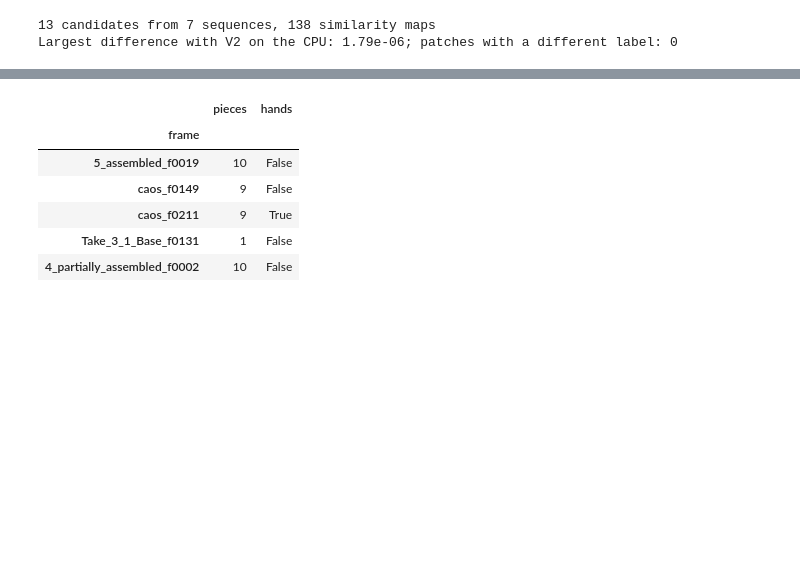
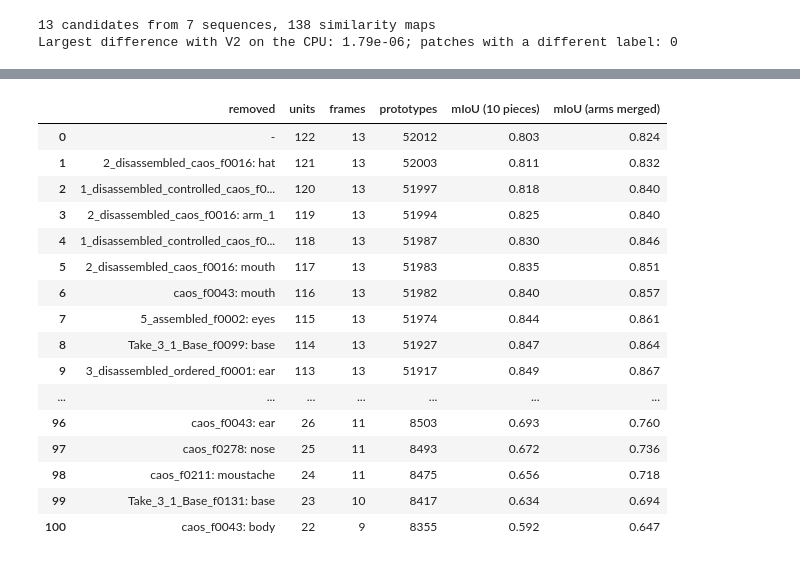
Before and after one commit to xrushofblood/vad_project, a Jupyter notebook: notebooks/phase_1_support_set_v2_study.ipynb, the cells around one changed output, grey strips where cells are left out. Cells and saved outputs as stored; diff of their text form; code cells hidden in the pictures; blank space fills up the shorter version.

Commit message:
Support-set study on V2: Section 6 revised, selection by objects, 44 units chosen

```diff
--- a/notebooks/phase_1_support_set_v2_study.ipynb
+++ b/notebooks/phase_1_support_set_v2_study.ipynb
@@ -1051,36 +1042,50 @@ Remaining when no candidate can be removed: ['5_assembled_f0019', 'caos_f0211',
 # %%
-# 6.3 One-standard-error rule (Hastie et al. 2009, Sect. 7.10.1): the smallest subset on the path whose mIoU is no more
-# than one standard error below the best. Standard error: bootstrap of the 13 candidates (1000 resamples, Section 2.4).
-best = int(np.argmax(path_table["mIoU (arms merged)"]))
-rng = np.random.default_rng(RANDOM_SEED)
-resamples = rng.integers(0, len(CANDIDATES), size=(N_BOOTSTRAP, len(CANDIDATES)))
-best_bootstrap = bootstrap_miou(cv_confusions(path[best]["subset"]), NO_EXCLUSION, resamples, merge=True)
-standard_error = float(np.nanstd(best_bootstrap, ddof=1))
-threshold = path_table.loc[best, "mIoU (arms merged)"] - standard_error
-within = path_table.index[path_table["mIoU (arms merged)"] >= threshold]
-chosen = int(within.max())                                  # the path shrinks: the last step within the threshold
+# 6.3 Decremental search on the units (revised rule): at each step remove the unit whose absence gives the highest
+# cross-validated mIoU over the 10 pieces, among the removals that keep the constraint. Ties: order of the units.
+def unit_confusions(mask):
+    return [confusion_matrix(item["cv_gt"], assign_labels(unit_similarities(i, mask), MARGIN))
+            for i, item in enumerate(CANDIDATES)]
 
-# For comparison only: a strict rule stops before the first removal that lowers the mIoU
-drops = np.where(np.diff(path_table["mIoU (arms merged)"].to_numpy()) < 0)[0]
-strict = int(drops[0]) if len(drops) else len(path_table) - 1
 
-print(f"Best mIoU on the path: {path_table.loc[best, 'mIoU (arms merged)']:.3f} at step {best} "
-      f"({path_table.loc[best, 'frames']} frames); standard error {standard_error:.3f}; threshold {threshold:.3f}")
-print(f"Chosen (one-standard-error rule): step {chosen}, {path_table.loc[chosen, 'frames']} frames, "
-      f"mIoU {path_table.loc[chosen, 'mIoU (arms merged)']:.3f}, {path_table.loc[chosen, 'prototypes']} prototypes")
-print(f"Strict rule, for comparison only: step {strict}, {path_table.loc[strict, 'frames']} frames")
+def unit_miou(mask, merge=False):
+    return frame_miou(unit_confusions(mask), NO_EXCLUSION, merge=merge)
 
-CHOSEN_SUPPORT = [CANDIDATES[j] for j in path[chosen]["subset"]]
-display(pd.DataFrame([{"frame": item["frame"], "pieces": len(item["annotated"] & item["use_labels"] & PIECE_LABELS),
-                       "hands": item["hands"]} for item in CHOSEN_SUPPORT]).set_index("frame"))
 
-fig, ax = plt.subplots(figsize=(9, 4))
-ax.plot(path_table["frames"], path_table["mIoU (arms merged)"], marker="o", label="cross-validated mIoU (arms merged)")
-ax.axhline(threshold, color="red", linestyle="--", linewidth=1, label="best - one standard error")
-ax.axvline(path_table.loc[chosen, "frames"], color="black", linewidth=1, label="chosen")
-ax.invert_xaxis()
-ax.set(xlabel="frames in the support set", ylabel="mIoU", title="Decremental path on the candidates")
-ax.legend(fontsize=8)
-plt.tight_layout()
-plt.show()
+def keeps_constraint(mask):
+    covered = set().union(*[UNITS[u]["states"] for u in np.flatnonzero(mask)])
+    if not set(coverage) <= covered:
+        return False                                                     # every state of every piece
+    if not (mask & (UNIT_CLASS == HAND_ID)).any():
+        return False                                                     # at least one hands unit
+    background = mask & (UNIT_CLASS == BACKGROUND_ID)
+    return all((background & (UNIT_SEQUENCE != s)).any() for s in SEQUENCES)   # background from another recording
+
+
+mask = np.ones(len(UNITS), dtype=bool)
+assert keeps_constraint(mask)
+unit_path = [{"removed": "-", "mask": mask.copy()}]
+while True:
+    options = []
+    for position, u in enumerate(np.flatnonzero(mask)):
+        trial = mask.copy()
+        trial[u] = False
+        if keeps_constraint(trial):
+            options.append((unit_miou(trial), -position, u))
+    if not options:
+        break
+    _, _, removed = max(options)
+    mask[removed] = False
+    unit_path.append({"removed": f"{UNITS[removed]['frame']}: {UNITS[removed]['class']}", "mask": mask.copy()})
+    if len(unit_path) % 20 == 0:
+        print(f"step {len(unit_path) - 1}, {mask.sum()} units left")
+
+for step in unit_path:
+    step["units"] = int(step["mask"].sum())
+    step["prototypes"] = int(UNIT_COST[step["mask"]].sum())
+    step["frames"] = len({UNITS[u]["candidate"] for u in np.flatnonzero(step["mask"])})
+    step["mIoU (10 pieces)"] = unit_miou(step["mask"])
+    step["mIoU (arms merged)"] = unit_miou(step["mask"], merge=True)
+unit_path_table = pd.DataFrame(unit_path)[["removed", "units", "frames", "prototypes", "mIoU (10 pieces)", "mIoU (arms merged)"]]
+pd.set_option("display.max_rows", 200)
+display(unit_path_table.round(3))
 # %% [output]
@@ -1090,7 +1097,17 @@ Strict rule, for comparison only: step 6, 7 frames
-|  | pieces | hands |
-| frame |  |  |
-| 5_assembled_f0019 | 10 | False |
-| caos_f0149 | 9 | False |
-| caos_f0211 | 9 | True |
-| Take_3_1_Base_f0131 | 1 | False |
-| 4_partially_assembled_f0002 | 10 | False |
+|  | removed | units | frames | prototypes | mIoU (10 pieces) | mIoU (arms merged) |
+| 0 | - | 122 | 13 | 52012 | 0.803 | 0.824 |
+| 1 | 2_disassembled_caos_f0016: hat | 121 | 13 | 52003 | 0.811 | 0.832 |
+| 2 | 1_disassembled_controlled_caos_f0... | 120 | 13 | 51997 | 0.818 | 0.840 |
+| 3 | 2_disassembled_caos_f0016: arm_1 | 119 | 13 | 51994 | 0.825 | 0.840 |
+| 4 | 1_disassembled_controlled_caos_f0... | 118 | 13 | 51987 | 0.830 | 0.846 |
+| 5 | 2_disassembled_caos_f0016: mouth | 117 | 13 | 51983 | 0.835 | 0.851 |
+| 6 | caos_f0043: mouth | 116 | 13 | 51982 | 0.840 | 0.857 |
+| 7 | 5_assembled_f0002: eyes | 115 | 13 | 51974 | 0.844 | 0.861 |
+| 8 | Take_3_1_Base_f0099: base | 114 | 13 | 51927 | 0.847 | 0.864 |
+| 9 | 3_disassembled_ordered_f0001: ear | 113 | 13 | 51917 | 0.849 | 0.867 |
+| ... | ... | ... | ... | ... | ... | ... |
+| 96 | caos_f0043: ear | 26 | 11 | 8503 | 0.693 | 0.760 |
+| 97 | caos_f0278: nose | 25 | 11 | 8493 | 0.672 | 0.736 |
+| 98 | caos_f0211: moustache | 24 | 11 | 8475 | 0.656 | 0.718 |
+| 99 | Take_3_1_Base_f0131: base | 23 | 10 | 8417 | 0.634 | 0.694 |
+| 100 | caos_f0043: body | 22 | 9 | 8355 | 0.592 | 0.647 |
```
Also changed, not shown: parts of 6 cells of this notebook.
